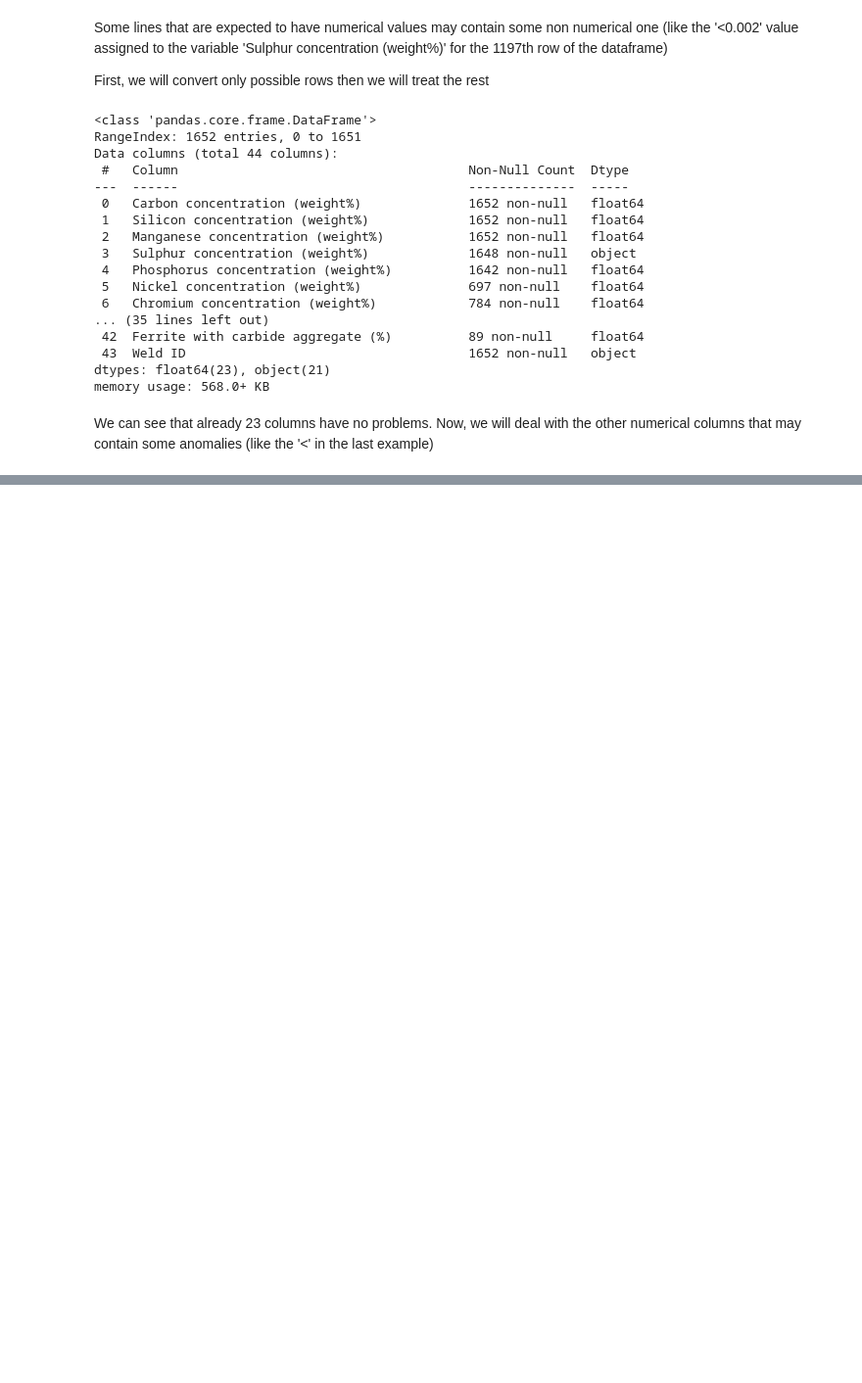
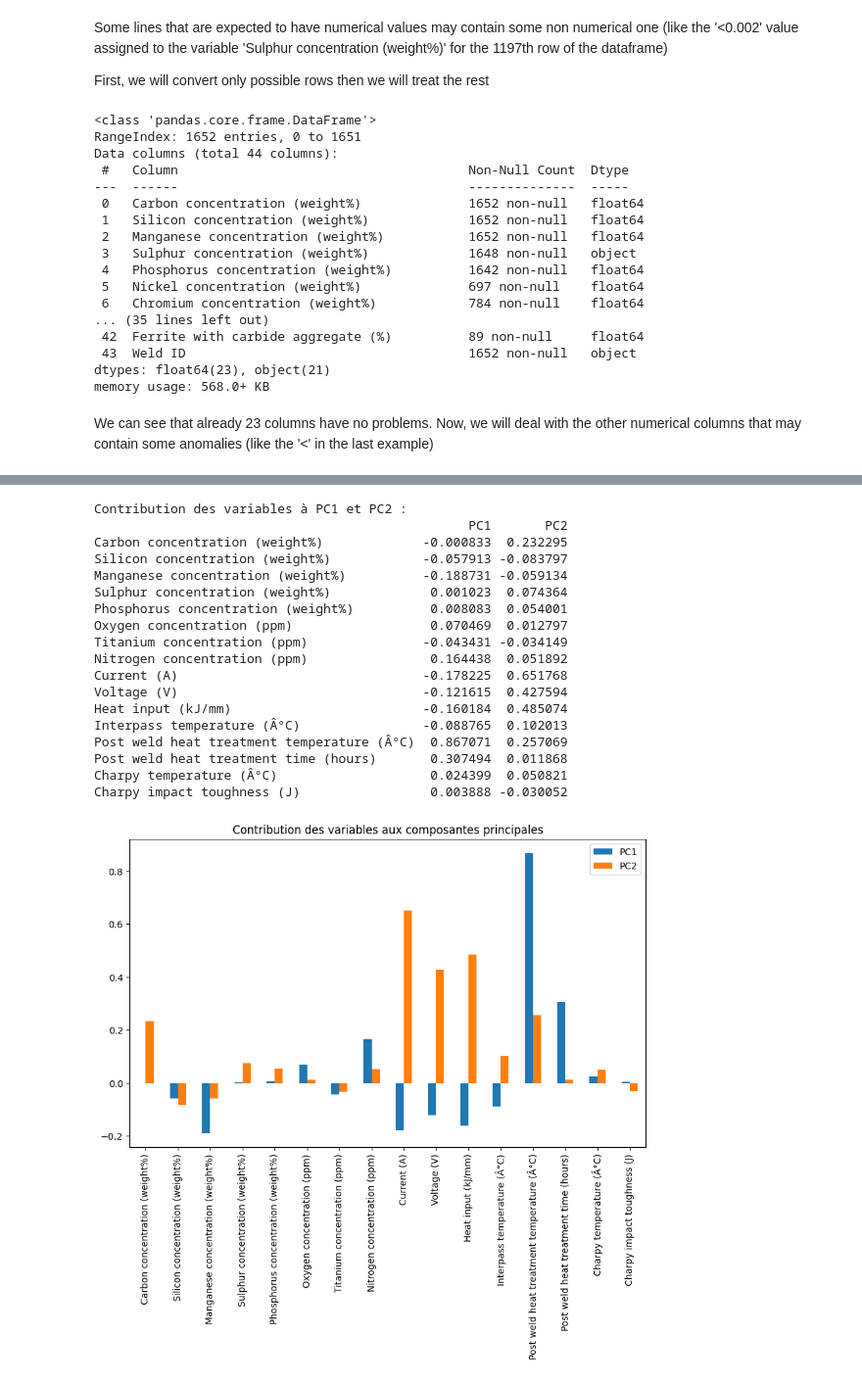
Before and after one commit to elbarhichi/Welding-Quality-Prediction, a Jupyter notebook: ML_PROJECT.ipynb, the cells around one changed output, grey strips where cells are left out. Shown at 98% size. Drawn from its saved outputs; the diff is of its cells as text; code cells hidden in the pictures; blank space fills up the shorter version.

```diff
--- a/ML_PROJECT.ipynb
+++ b/ML_PROJECT.ipynb
@@ -114,0 +391,31 @@ Now, we will deal with the other numerical columns that may contain some anomali
+# %%
+# Coefficients de chaque variable pour les composantes principales
+loadings = pd.DataFrame(pca.components_.T, columns=['PC1', 'PC2'], index=numeric_columns)
+
+# Affichage des coefficients (loadings) pour PC1 et PC2
+print("Contribution des variables à PC1 et PC2 :")
+print(loadings)
+
+# Visualisation des contributions sous forme de barres
+loadings.plot(kind='bar', figsize=(10, 6), title="Contribution des variables aux composantes principales")
+plt.show()
+# %% [output]
+Contribution des variables à PC1 et PC2 :
+                                                 PC1       PC2
+Carbon concentration (weight%)             -0.000833  0.232295
+Silicon concentration (weight%)            -0.057913 -0.083797
+Manganese concentration (weight%)          -0.188731 -0.059134
+Sulphur concentration (weight%)             0.001023  0.074364
+Phosphorus concentration (weight%)          0.008083  0.054001
+Oxygen concentration (ppm)                  0.070469  0.012797
+Titanium concentration (ppm)               -0.043431 -0.034149
+Nitrogen concentration (ppm)                0.164438  0.051892
+Current (A)                                -0.178225  0.651768
+Voltage (V)                                -0.121615  0.427594
+Heat input (kJ/mm)                         -0.160184  0.485074
+Interpass temperature (Â°C)                -0.088765  0.102013
+Post weld heat treatment temperature (Â°C)  0.867071  0.257069
+Post weld heat treatment time (hours)       0.307494  0.011868
+Charpy temperature (Â°C)                    0.024399  0.050821
+Charpy impact toughness (J)                 0.003888 -0.030052
+[figure, added]
```
Also changed, not shown: parts of 18 cells of this notebook.
